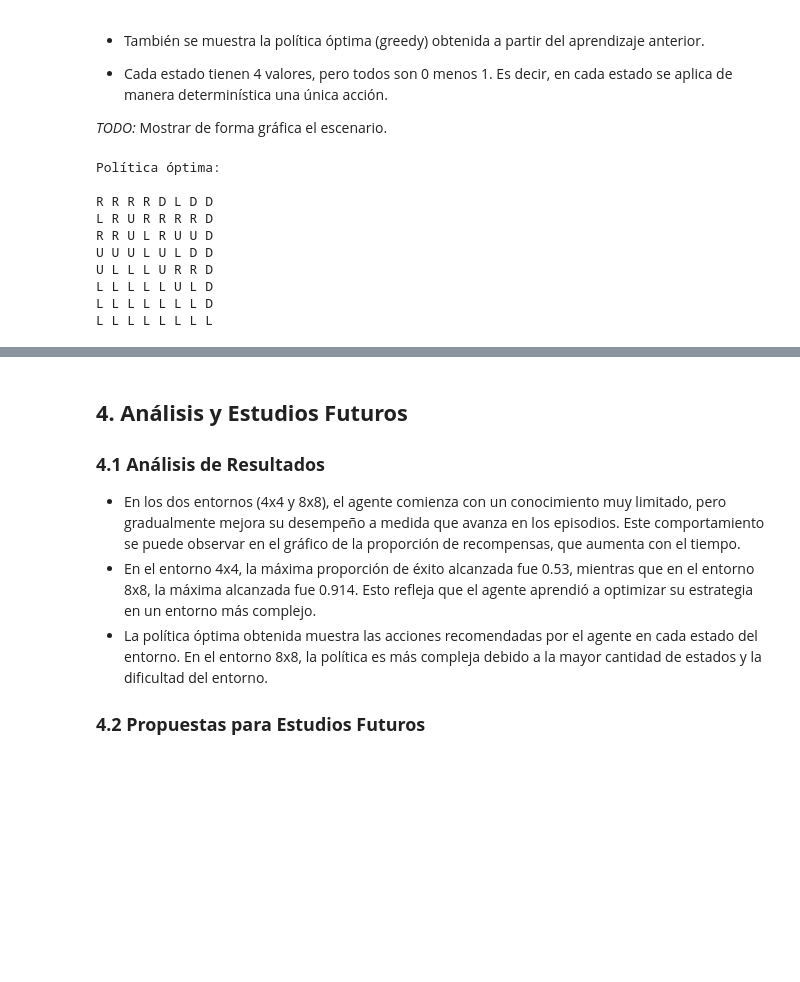
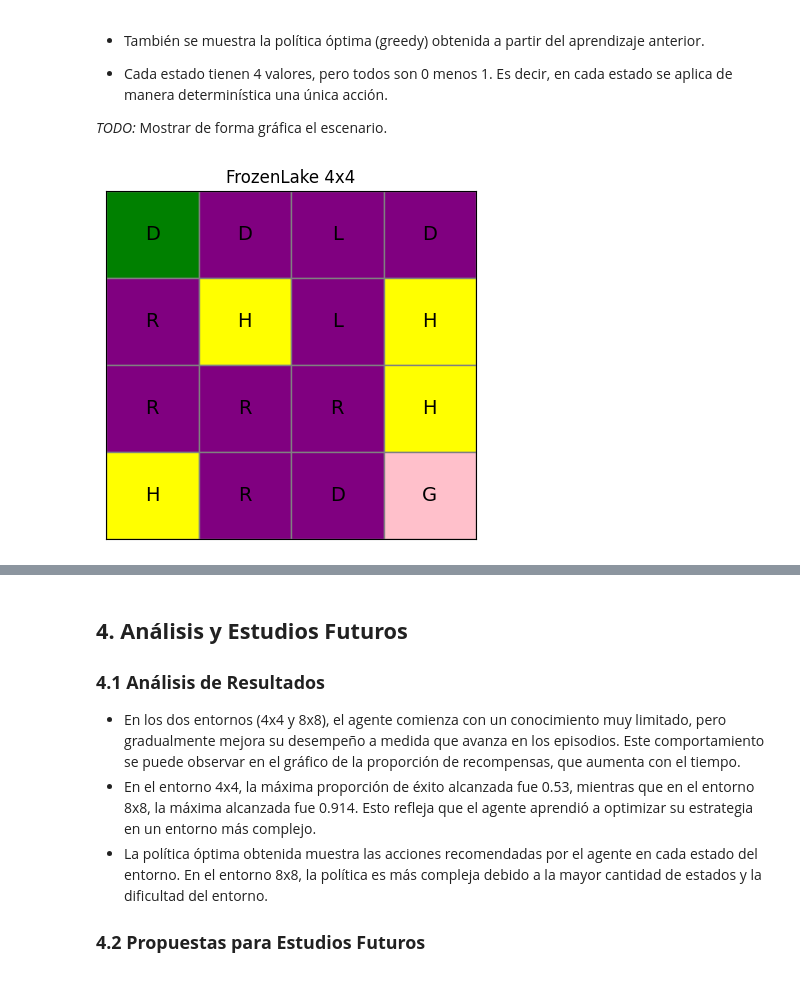
Before and after one commit to imchrisrueda/extML, a Jupyter notebook: entornos_complejos/A_MonteCarloTodasLasVisitas.ipynb, the cells around one changed output, grey strips where cells are left out. Cells and saved outputs as stored; diff of their text form; code cells hidden in the pictures; blank space fills up the shorter version.

```diff
--- a/entornos_complejos/A_MonteCarloTodasLasVisitas.ipynb
+++ b/entornos_complejos/A_MonteCarloTodasLasVisitas.ipynb
@@ -402,19 +448,10 @@ Valores Q para cada estado:
 - Cada estado tienen 4 valores, pero todos son 0 menos 1. Es decir, en cada estado se aplica de manera determinística una única acción.
 
 *TODO:* Mostrar de forma gráfica el escenario.
-# %%
-render_policy(env8, Q)
-# %% [output]
-Política óptima:
-
-R R R R D L D D
-L R U R R R R D
-R R U L R U U D
-U U U L U L D D
-U L L L U R R D
-L L L L L U L D
-L L L L L L L D
-L L L L L L L L
+# %%
+render_grid(env4, Q)
+# %% [output]
+[figure, added]
 # %%
 plt.figure(figsize=(6, 3))
 plt.plot(episode_lengths)
```
Also changed, not shown: parts of 16 cells of this notebook.
